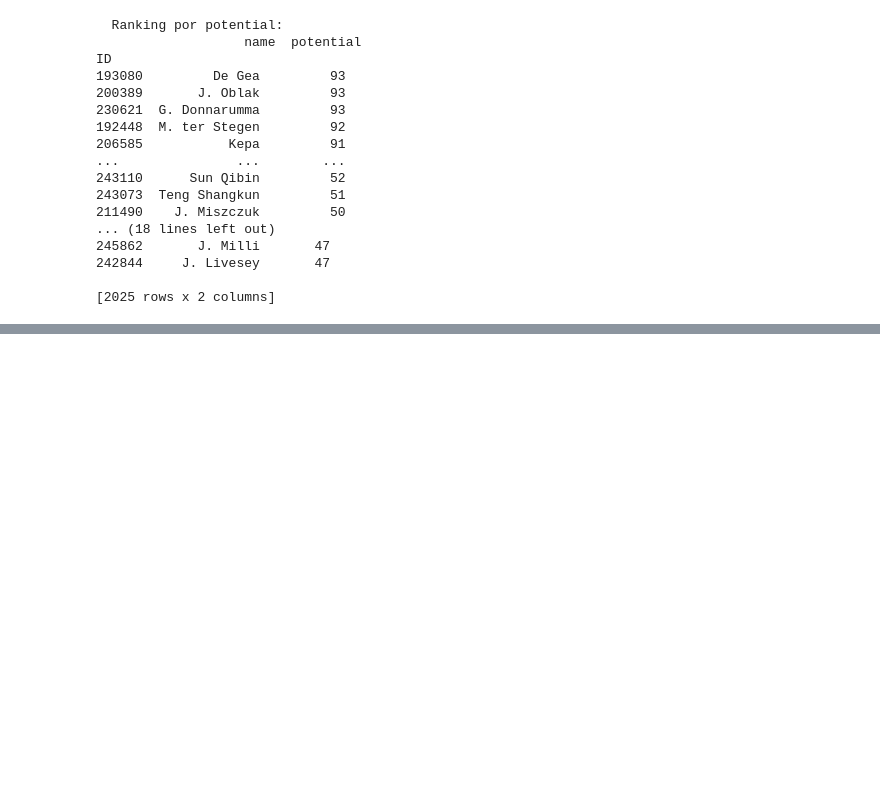
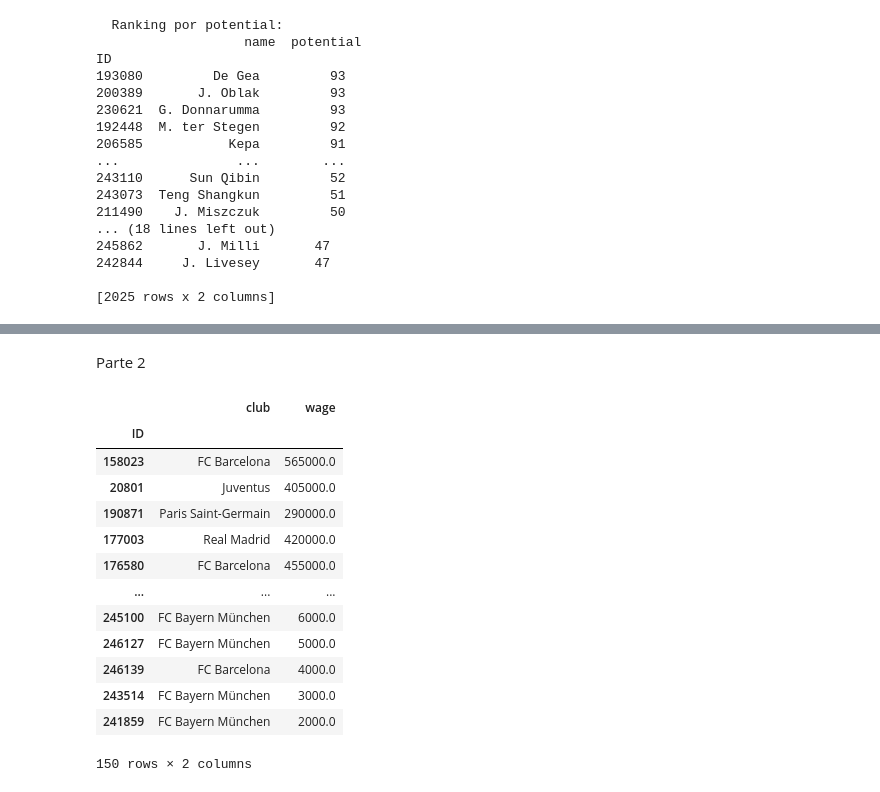
Before and after one commit to flavianacif/DSWP, a Jupyter notebook: 2020_10_09_Exercicio9_FIFA.ipynb, the cells around one changed output, grey strips where cells are left out. Drawn from its saved outputs; the diff is of its cells as text; code cells hidden in the pictures; blank space fills up the shorter version.

```diff
--- a/2020_10_09_Exercicio9_FIFA.ipynb
+++ b/2020_10_09_Exercicio9_FIFA.ipynb
@@ -453,0 +470,19 @@ ID
+# %% [markdown]
+Parte 2
+# %%
+df_fifa_copy[df_fifa_copy['club'].isin(['FC Barcelona','Real Madrid','FC Bayern München','Juventus','Paris Saint-Germain'])][['club','wage']]
+# %% [output]
+|  | club | wage |
+| ID |  |  |
+| 158023 | FC Barcelona | 565000.0 |
+| 20801 | Juventus | 405000.0 |
+| 190871 | Paris Saint-Germain | 290000.0 |
+| 177003 | Real Madrid | 420000.0 |
+| 176580 | FC Barcelona | 455000.0 |
+| ... | ... | ... |
+| 245100 | FC Bayern München | 6000.0 |
+| 246127 | FC Bayern München | 5000.0 |
+| 246139 | FC Barcelona | 4000.0 |
+| 243514 | FC Bayern München | 3000.0 |
+| 241859 | FC Bayern München | 2000.0 |
+150 rows × 2 columns
```
Also changed, not shown: parts of 9 cells of this notebook.
